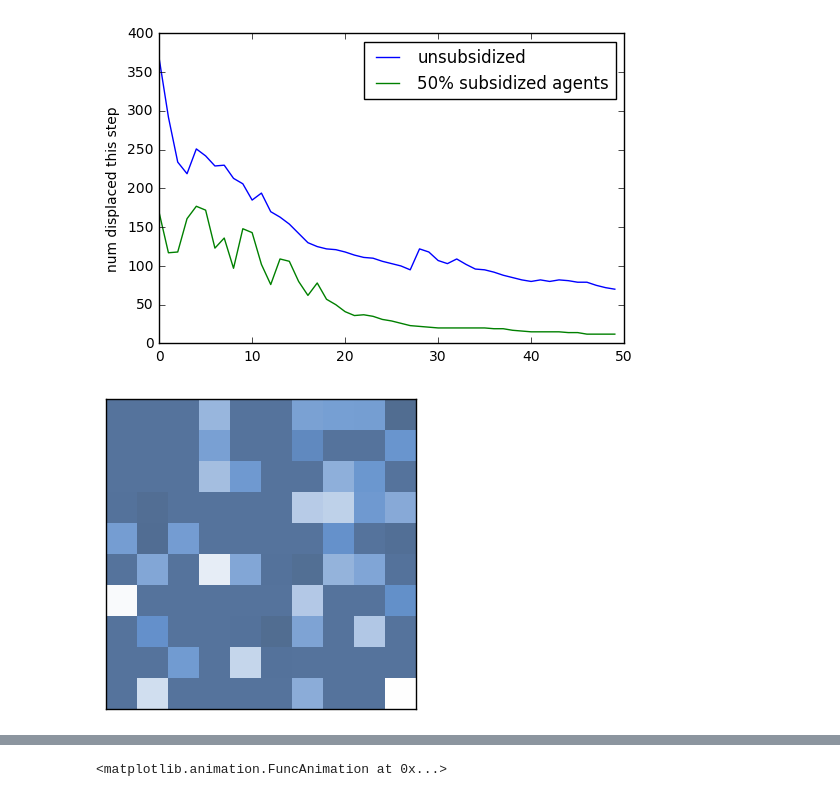
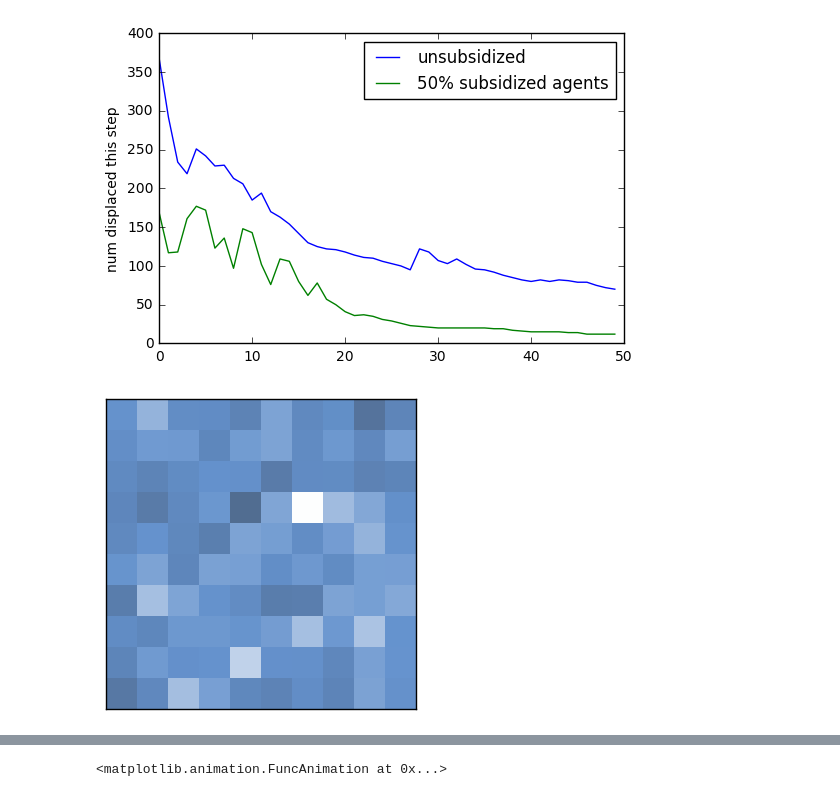
Before and after one commit to Margaretmcrawf/Gentrification, a Jupyter notebook: code/MargoExplore.ipynb, the cells around one changed output, grey strips where cells are left out. Cells and saved outputs as stored; diff of their text form; code cells hidden in the pictures.

```diff
--- a/code/MargoExplore.ipynb
+++ b/code/MargoExplore.ipynb
@@ -341,8 +339,8 @@ change in % of creative space in 50% subsidized city: -19.4 %
 # %%
 city = TransformingCity(10)
 city.step()
-city.array = city.rent_diff
+city.array = city.rent_current
 viewer = RentViewer(city)
 anim = viewer.animate()
 # %% [output]
-[figure, old version]
+[figure, new version]
```
Also changed, not shown: parts of 6 cells of this notebook, 2 other files.
